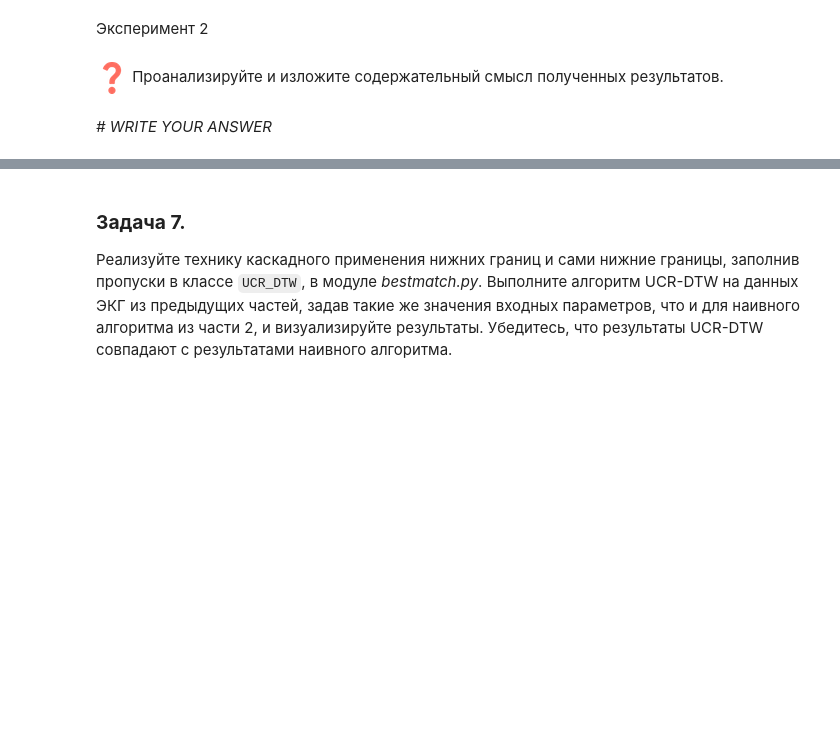
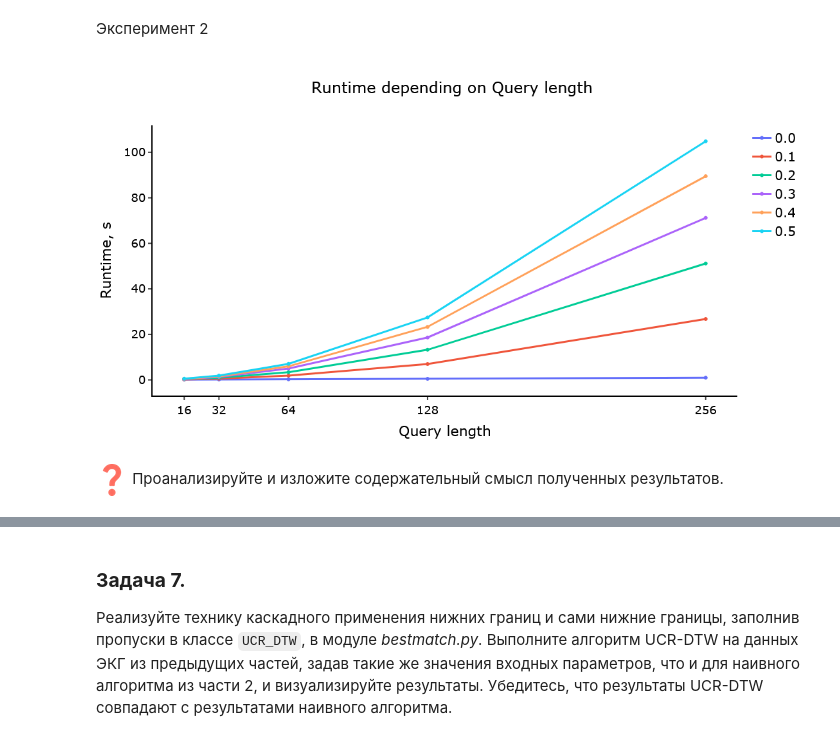
Before and after one commit to TelMaxim/2025-Telyakov_TimeSeriesCourse, a Jupyter notebook: practice/02 Similarity search/02 Similarity search.ipynb, the cells around one changed output, grey strips where cells are left out. Drawn from its saved outputs; the diff is of its cells as text; code cells hidden in the pictures; blank space fills up the shorter version.

```diff
--- a/practice/02 Similarity search/02 Similarity search.ipynb
+++ b/practice/02 Similarity search/02 Similarity search.ipynb
@@ -446,16 +498,34 @@ comparison_param = np.array(r_list)
 # %%
 m_list = [2**4, 2**5, 2**6, 2**7, 2**8] # lengths of query
 r_list = np.round(np.arange(0, 0.6, 0.1), 2).tolist() # sizes of warping window
 n = 2**12 # length of time series
 
 exp2_params = {
     'varying': {'m': m_list,
                 'r': r_list},
     'fixed': {'n': n}
 }
 exp2_data = {
     'ts': {str(n): []},
     'query': dict.fromkeys(map(str, m_list), []),
 }
 
-# INSERT YOUR CODE
+# --- INSERT YOUR CODE (Генерация и запуск) ---
+
+# 1. Генерация данных
+# Один длинный ряд
+exp2_data['ts'][str(n)] = random_walk(n)
+
+# Запросы разной длины
+for m_val in m_list:
+    exp2_data['query'][str(m_val)] = random_walk(m_val)
+
+# 2. Запуск эксперимента
+results_exp2 = run_experiment(algorithm, task, exp2_data, exp2_params, algorithm_params)
+
+# --- INSERT YOUR CODE (Визуализация) ---
+comparison_param = np.array(r_list)
+
+visualize_plot_times(results_exp2, comparison_param, exp2_params)
+# %% [output]
+[figure, added]
@@ -467,5 +533,3 @@ comparison_param = np.array(r_list)
 ![equation.png](embedded-picture-1)
 Проанализируйте и изложите содержательный смысл полученных
 результатов.
-# %% [markdown]
-*# WRITE YOUR ANSWER*
```
Also changed, not shown: parts of 17 cells of this notebook, 3 other files.
